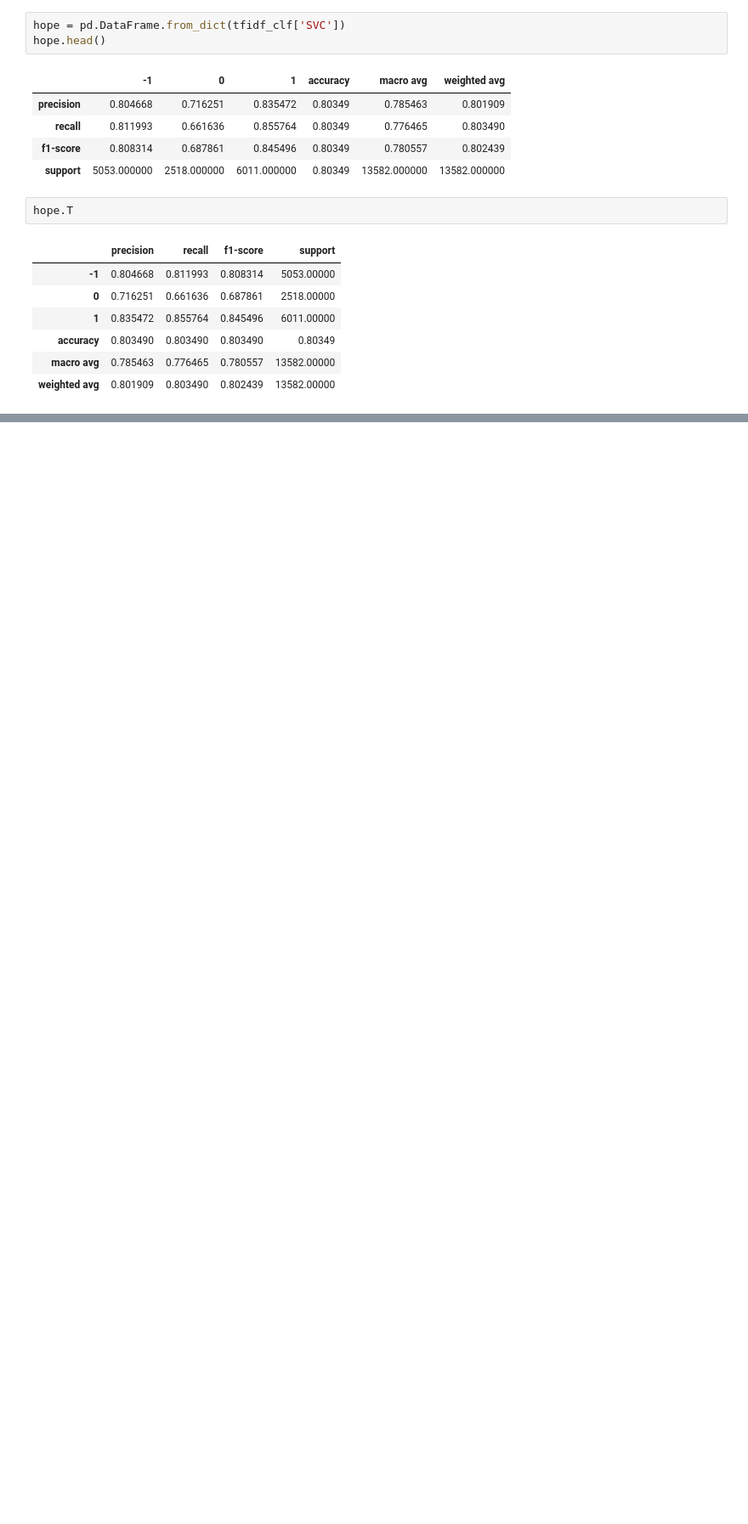
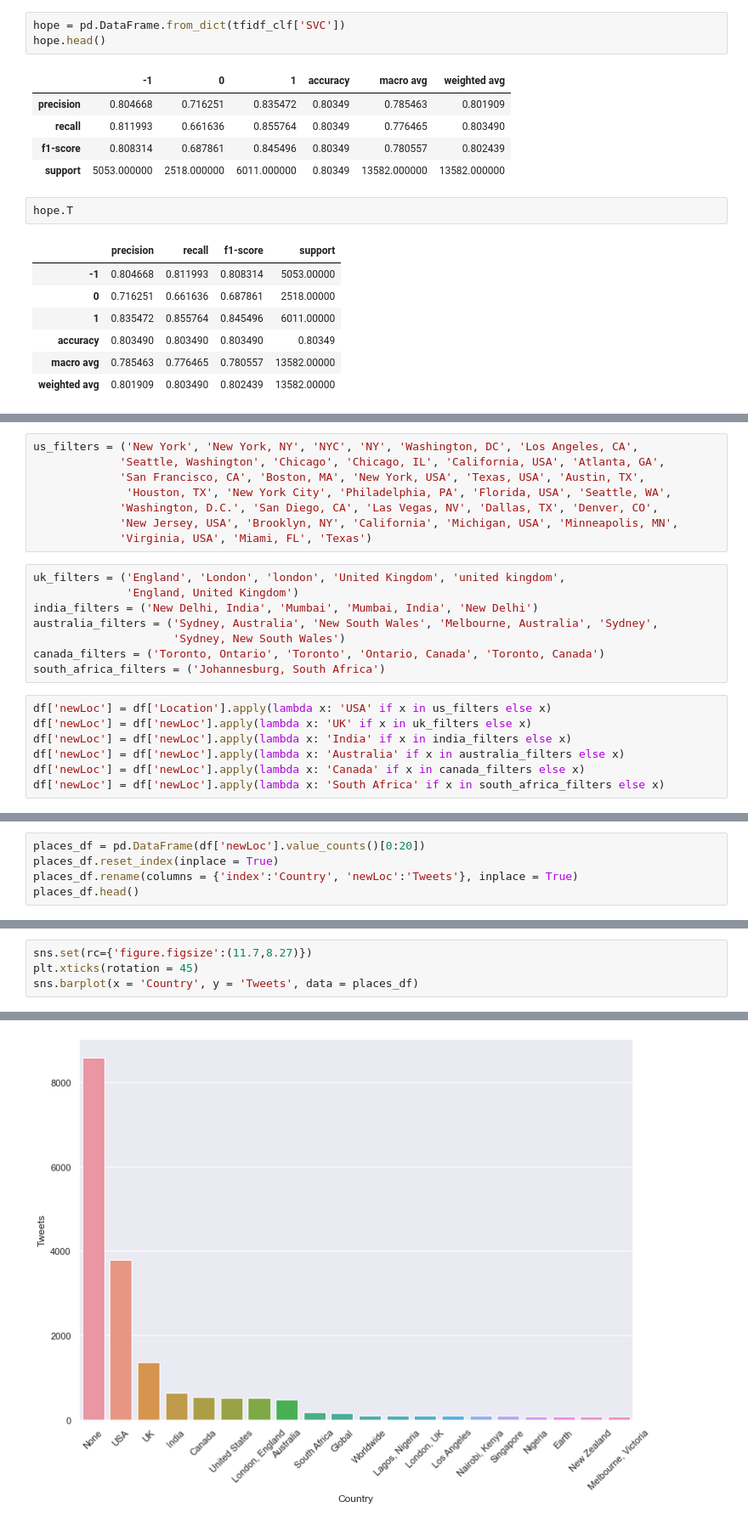
Before and after one commit to cpud/kaggle, a Jupyter notebook: covid/corona_tweets_v2.ipynb, the cells around one changed output, grey strips where cells are left out. Shown at 85% size. Saved outputs shown, nothing was run; the diff lists cells and outputs as text; blank space fills up the shorter version.

```diff
--- a/covid/corona_tweets_v2.ipynb
+++ b/covid/corona_tweets_v2.ipynb
@@ -360,0 +374,23 @@ sns.barplot(x = 'method', y = 'accuracy', data = tfidf_acc_df, palette = 'icefir
+# %%
+us_filters = ('New York', 'New York, NY', 'NYC', 'NY', 'Washington, DC', 'Los Angeles, CA',
+             'Seattle, Washington', 'Chicago', 'Chicago, IL', 'California, USA', 'Atlanta, GA',
+             'San Francisco, CA', 'Boston, MA', 'New York, USA', 'Texas, USA', 'Austin, TX',
+              'Houston, TX', 'New York City', 'Philadelphia, PA', 'Florida, USA', 'Seattle, WA',
+             'Washington, D.C.', 'San Diego, CA', 'Las Vegas, NV', 'Dallas, TX', 'Denver, CO',
+             'New Jersey, USA', 'Brooklyn, NY', 'California', 'Michigan, USA', 'Minneapolis, MN',
+             'Virginia, USA', 'Miami, FL', 'Texas')
+# %%
+uk_filters = ('England', 'London', 'london', 'United Kingdom', 'united kingdom',
+              'England, United Kingdom')
+india_filters = ('New Delhi, India', 'Mumbai', 'Mumbai, India', 'New Delhi')
+australia_filters = ('Sydney, Australia', 'New South Wales', 'Melbourne, Australia', 'Sydney',
+                     'Sydney, New South Wales')
+canada_filters = ('Toronto, Ontario', 'Toronto', 'Ontario, Canada', 'Toronto, Canada')
+south_africa_filters = ('Johannesburg, South Africa')
+# %%
+df['newLoc'] = df['Location'].apply(lambda x: 'USA' if x in us_filters else x)
+df['newLoc'] = df['newLoc'].apply(lambda x: 'UK' if x in uk_filters else x)
+df['newLoc'] = df['newLoc'].apply(lambda x: 'India' if x in india_filters else x)
+df['newLoc'] = df['newLoc'].apply(lambda x: 'Australia' if x in australia_filters else x)
+df['newLoc'] = df['newLoc'].apply(lambda x: 'Canada' if x in canada_filters else x)
+df['newLoc'] = df['newLoc'].apply(lambda x: 'South Africa' if x in south_africa_filters else x)
@@ -360,0 +417,5 @@ sns.barplot(x = 'method', y = 'accuracy', data = tfidf_acc_df, palette = 'icefir
+# %%
+places_df = pd.DataFrame(df['newLoc'].value_counts()[0:20])
+places_df.reset_index(inplace = True)
+places_df.rename(columns = {'index':'Country', 'newLoc':'Tweets'}, inplace = True)
+places_df.head()
@@ -360,0 +429,5 @@ sns.barplot(x = 'method', y = 'accuracy', data = tfidf_acc_df, palette = 'icefir
+# %%
+sns.set(rc={'figure.figsize':(11.7,8.27)})
+plt.xticks(rotation = 45)
+sns.barplot(x = 'Country', y = 'Tweets', data = places_df)
+# %% [output]
@@ -360,0 +435 @@ sns.barplot(x = 'method', y = 'accuracy', data = tfidf_acc_df, palette = 'icefir
+[figure, added]
```
Also changed, not shown: parts of 15 cells of this notebook.
